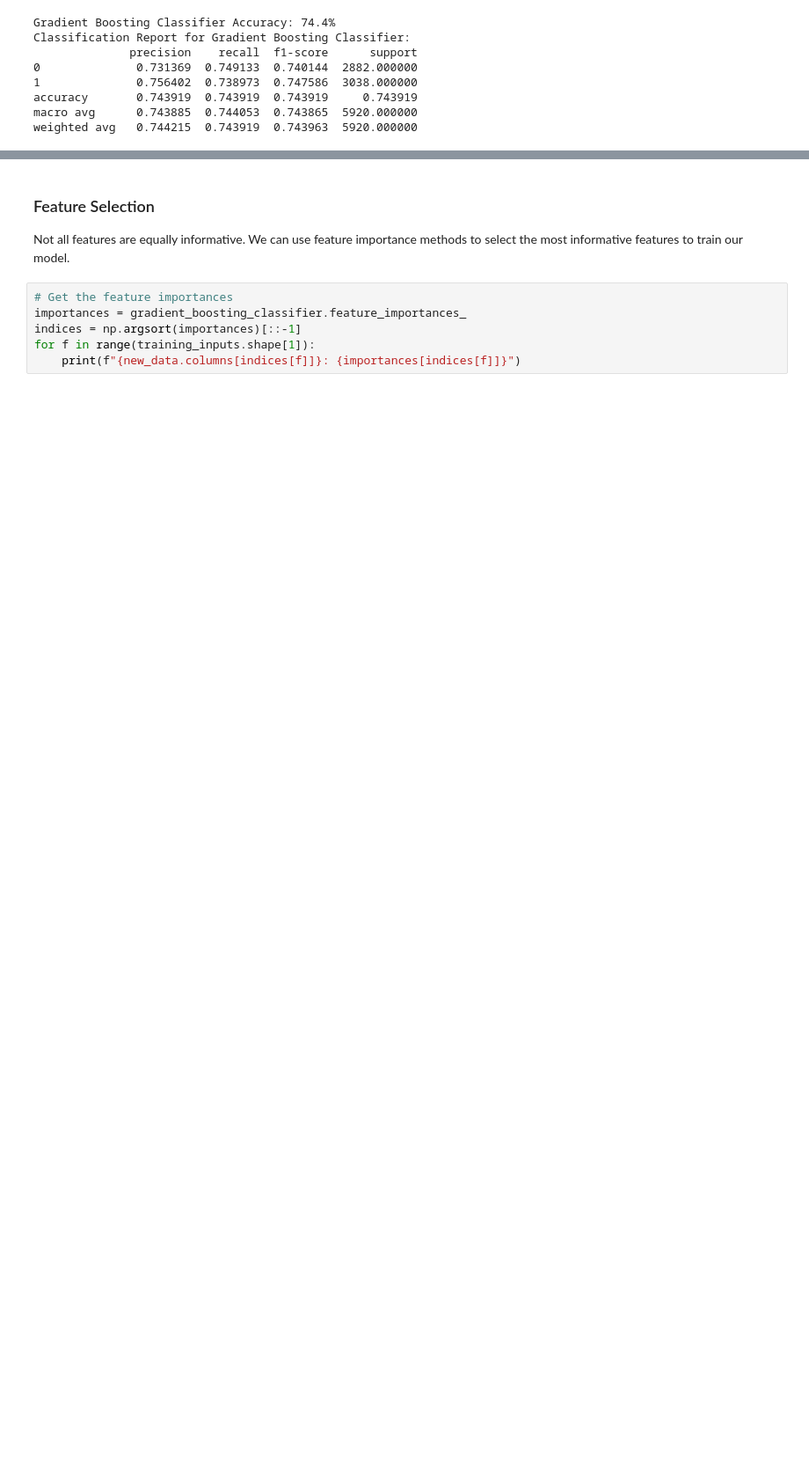
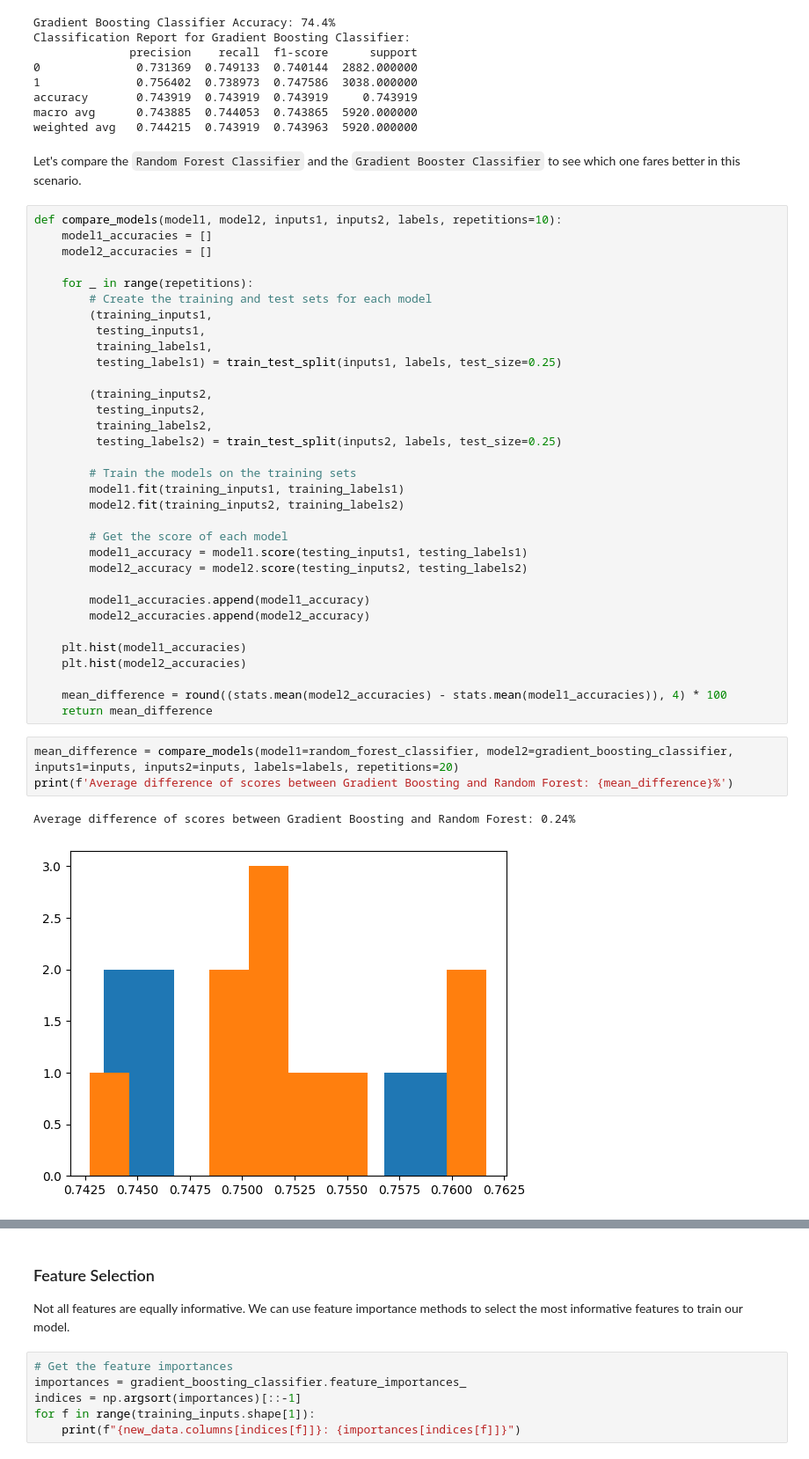
Before and after one commit to Tonevanda/IA, a Jupyter notebook: proj2/code.ipynb, the cells around one changed output, grey strips where cells are left out. Shown at 88% size. Saved outputs shown, nothing was run; the diff lists cells and outputs as text; blank space fills up the shorter version.

```diff
--- a/proj2/code.ipynb
+++ b/proj2/code.ipynb
@@ -317,3 +335,44 @@ Classification Report for Gradient Boosting Classifier:
 accuracy       0.743919  0.743919  0.743919     0.743919
 macro avg      0.743885  0.744053  0.743865  5920.000000
 weighted avg   0.744215  0.743919  0.743963  5920.000000
+# %% [markdown]
+Let's compare the `Random Forest Classifier` and the `Gradient Booster Classifier` to see which one fares better in this scenario.
+# %%
+def compare_models(model1, model2, inputs1, inputs2, labels, repetitions=10):
+    model1_accuracies = []
+    model2_accuracies = []
+
+    for _ in range(repetitions):
+        # Create the training and test sets for each model
+        (training_inputs1,
+         testing_inputs1,
+         training_labels1,
+         testing_labels1) = train_test_split(inputs1, labels, test_size=0.25)
+
+        (training_inputs2,
+         testing_inputs2,
+         training_labels2,
+         testing_labels2) = train_test_split(inputs2, labels, test_size=0.25)
+
+        # Train the models on the training sets
+        model1.fit(training_inputs1, training_labels1)
+        model2.fit(training_inputs2, training_labels2)
+
+        # Get the score of each model
+        model1_accuracy = model1.score(testing_inputs1, testing_labels1)
+        model2_accuracy = model2.score(testing_inputs2, testing_labels2)
+
+        model1_accuracies.append(model1_accuracy)
+        model2_accuracies.append(model2_accuracy)
+
+    plt.hist(model1_accuracies)
+    plt.hist(model2_accuracies)
+
+    mean_difference = round((stats.mean(model2_accuracies) - stats.mean(model1_accuracies)), 4) * 100
+    return mean_difference
+# %%
+mean_difference = compare_models(model1=random_forest_classifier, model2=gradient_boosting_classifier, inputs1=inputs, inputs2=inputs, labels=labels, repetitions=20)
+print(f'Average difference of scores between Gradient Boosting and Random Forest: {mean_difference}%')
+# %% [output]
+Average difference of scores between Gradient Boosting and Random Forest: 0.24%
+[figure, added]
```
Also changed, not shown: parts of 36 cells of this notebook, 1 other file.
